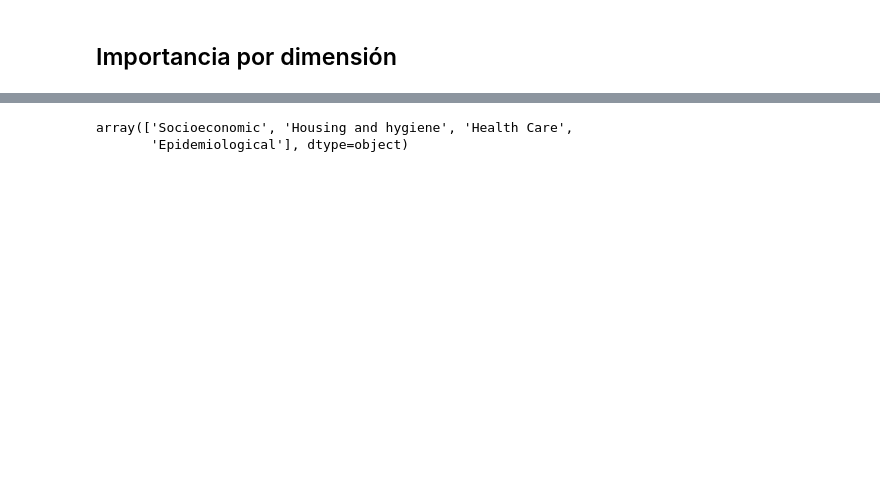
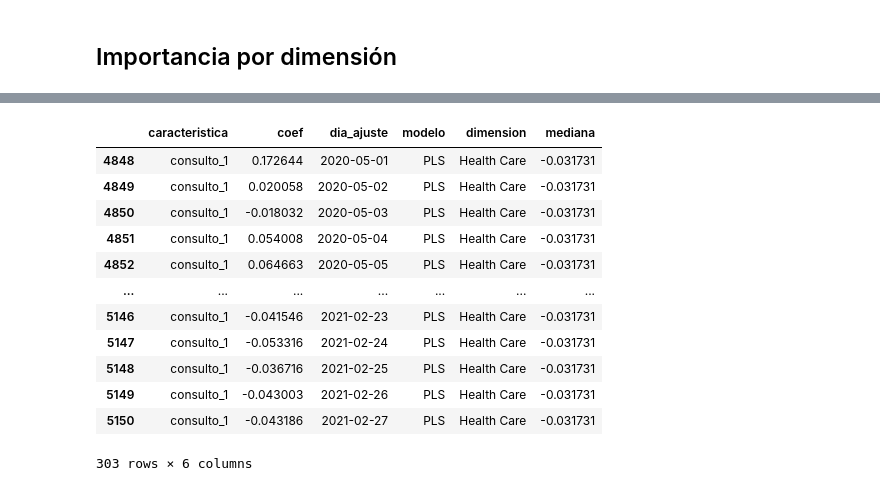
Before and after one commit to rausial/covid19_vulnerabilidad_mex, a Jupyter notebook: 05_Dimensiones_vulnerabilidad.ipynb, the cells around one changed output, grey strips where cells are left out. Drawn from its saved outputs; the diff is of its cells as text; code cells hidden in the pictures; blank space fills up the shorter version.

```diff
--- a/05_Dimensiones_vulnerabilidad.ipynb
+++ b/05_Dimensiones_vulnerabilidad.ipynb
@@ -109,5 +127,16 @@ modelos.head()
-# %%
-modelos.dimension.unique()
-# %% [output]
-array(['Socioeconomic', 'Housing and hygiene', 'Health Care',
-       'Epidemiological'], dtype=object)
+# %%
+modelos[modelos.caracteristica == 'consulto_1']
+# %% [output]
+|  | caracteristica | coef | dia_ajuste | modelo | dimension | mediana |
+| 4848 | consulto_1 | 0.172644 | 2020-05-01 | PLS | Health Care | -0.031731 |
+| 4849 | consulto_1 | 0.020058 | 2020-05-02 | PLS | Health Care | -0.031731 |
+| 4850 | consulto_1 | -0.018032 | 2020-05-03 | PLS | Health Care | -0.031731 |
+| 4851 | consulto_1 | 0.054008 | 2020-05-04 | PLS | Health Care | -0.031731 |
+| 4852 | consulto_1 | 0.064663 | 2020-05-05 | PLS | Health Care | -0.031731 |
+| ... | ... | ... | ... | ... | ... | ... |
+| 5146 | consulto_1 | -0.041546 | 2021-02-23 | PLS | Health Care | -0.031731 |
+| 5147 | consulto_1 | -0.053316 | 2021-02-24 | PLS | Health Care | -0.031731 |
+| 5148 | consulto_1 | -0.036716 | 2021-02-25 | PLS | Health Care | -0.031731 |
+| 5149 | consulto_1 | -0.043003 | 2021-02-26 | PLS | Health Care | -0.031731 |
+| 5150 | consulto_1 | -0.043186 | 2021-02-27 | PLS | Health Care | -0.031731 |
+303 rows × 6 columns
```
Also changed, not shown: parts of 7 cells of this notebook.
